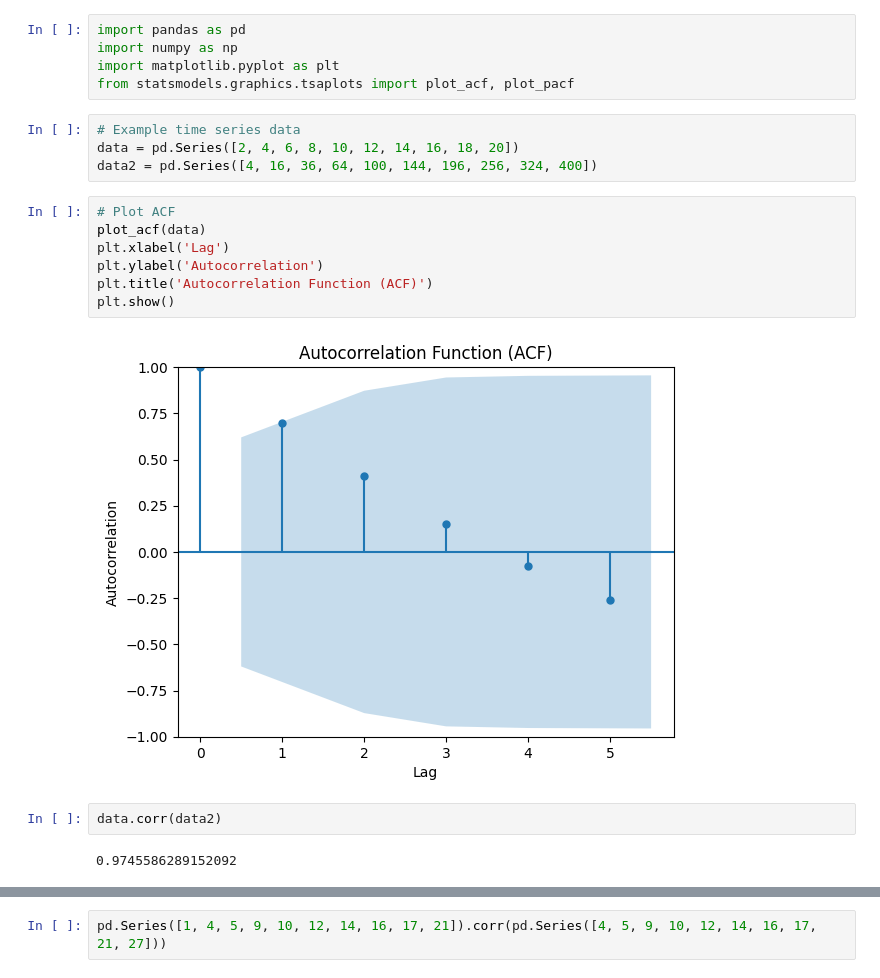
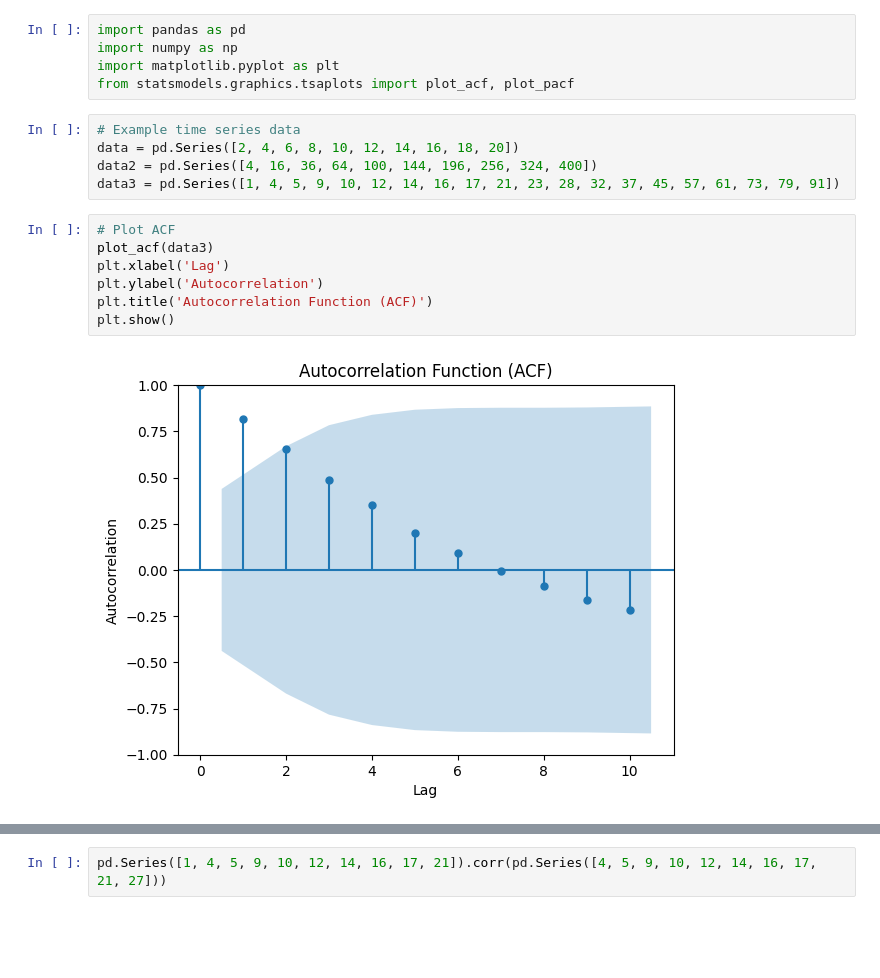
Before and after one commit to IIT-NSTU/Sales-Predictor, a Jupyter notebook: Project 01/Correlation Coefficient.ipynb, the cells around one changed output, grey strips where cells are left out. Saved outputs shown, nothing was run; the diff lists cells and outputs as text; blank space fills up the shorter version.

```diff
--- a/Project 01/Correlation Coefficient.ipynb
+++ b/Project 01/Correlation Coefficient.ipynb
@@ -7,16 +7,13 @@ from statsmodels.graphics.tsaplots import plot_acf, plot_pacf
 # Example time series data
 data = pd.Series([2, 4, 6, 8, 10, 12, 14, 16, 18, 20])
 data2 = pd.Series([4, 16, 36, 64, 100, 144, 196, 256, 324, 400])
+data3 = pd.Series([1, 4, 5, 9, 10, 12, 14, 16, 17, 21, 23, 28, 32, 37, 45, 57, 61, 73, 79, 91])
 # %%
 # Plot ACF
-plot_acf(data)
+plot_acf(data3)
 plt.xlabel('Lag')
 plt.ylabel('Autocorrelation')
 plt.title('Autocorrelation Function (ACF)')
 plt.show()
 # %% [output]
-[figure, old version]
+[figure, new version]
-# %%
-data.corr(data2)
-# %% [output]
-0.9745586289152092
```
Also changed, not shown: parts of 5 cells of this notebook, 5 other files.
